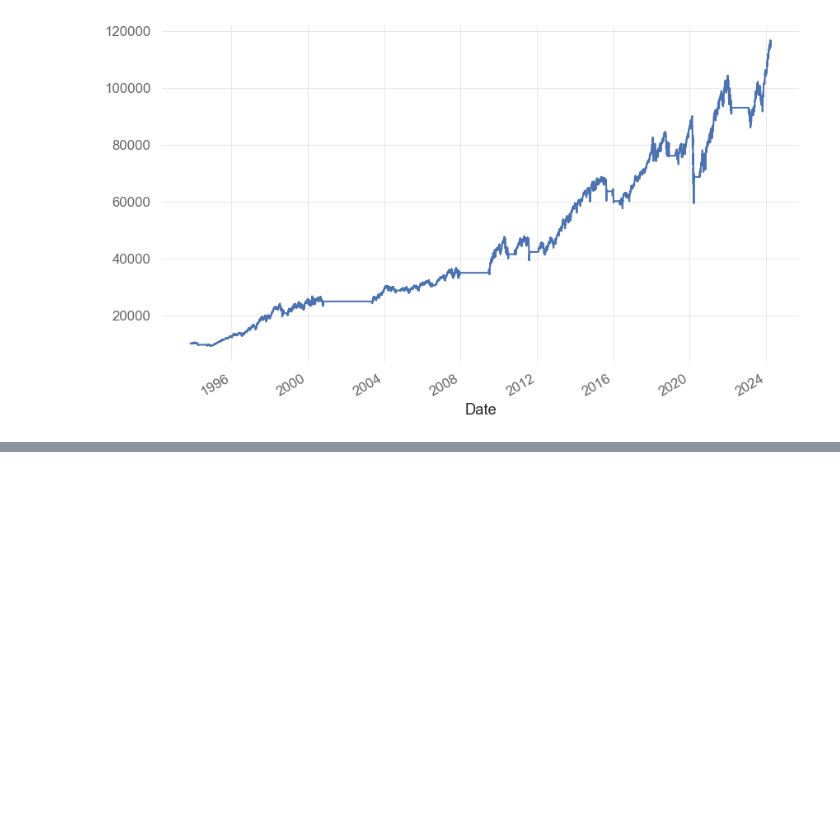
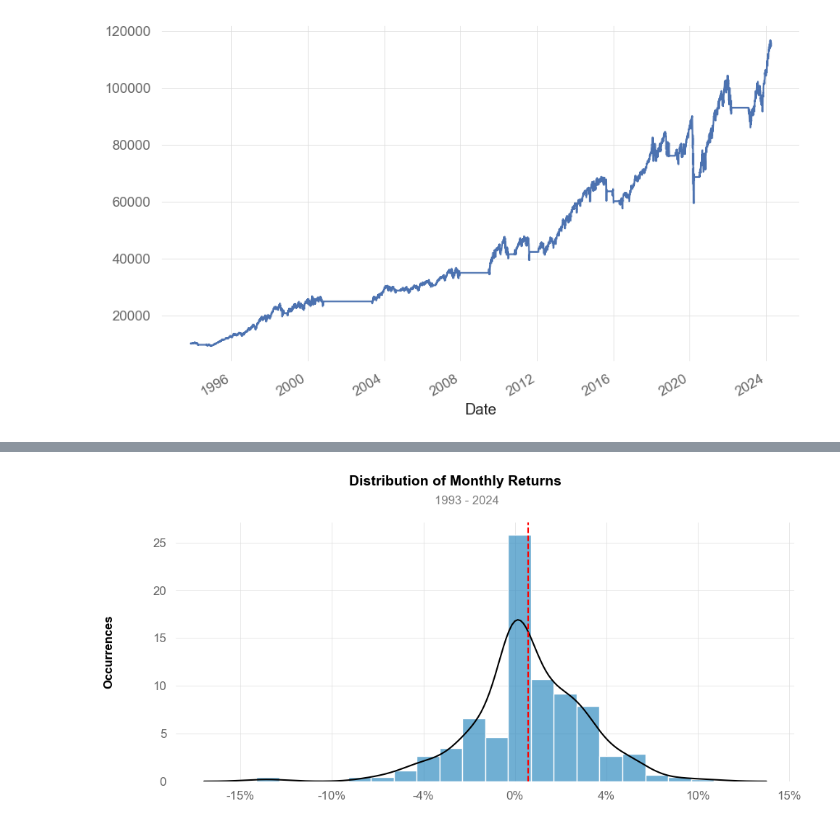
Before and after one commit to sharavsambuu/realtest-python-inspection, a Jupyter notebook: tutorial_1_spy_crossover.ipynb, the cells around one changed output, grey strips where cells are left out. Cells and saved outputs as stored; diff of their text form; code cells hidden in the pictures; blank space fills up the shorter version.

```diff
--- a/tutorial_1_spy_crossover.ipynb
+++ b/tutorial_1_spy_crossover.ipynb
@@ -233,0 +244,6 @@ Final equity   : 115877.02
+# %%
+#%%
+
+qs.plots.histogram(df['StratReturn'])
+# %% [output]
+[figure, added]
```
Also changed, not shown: parts of 10 cells of this notebook, 1 other file.
